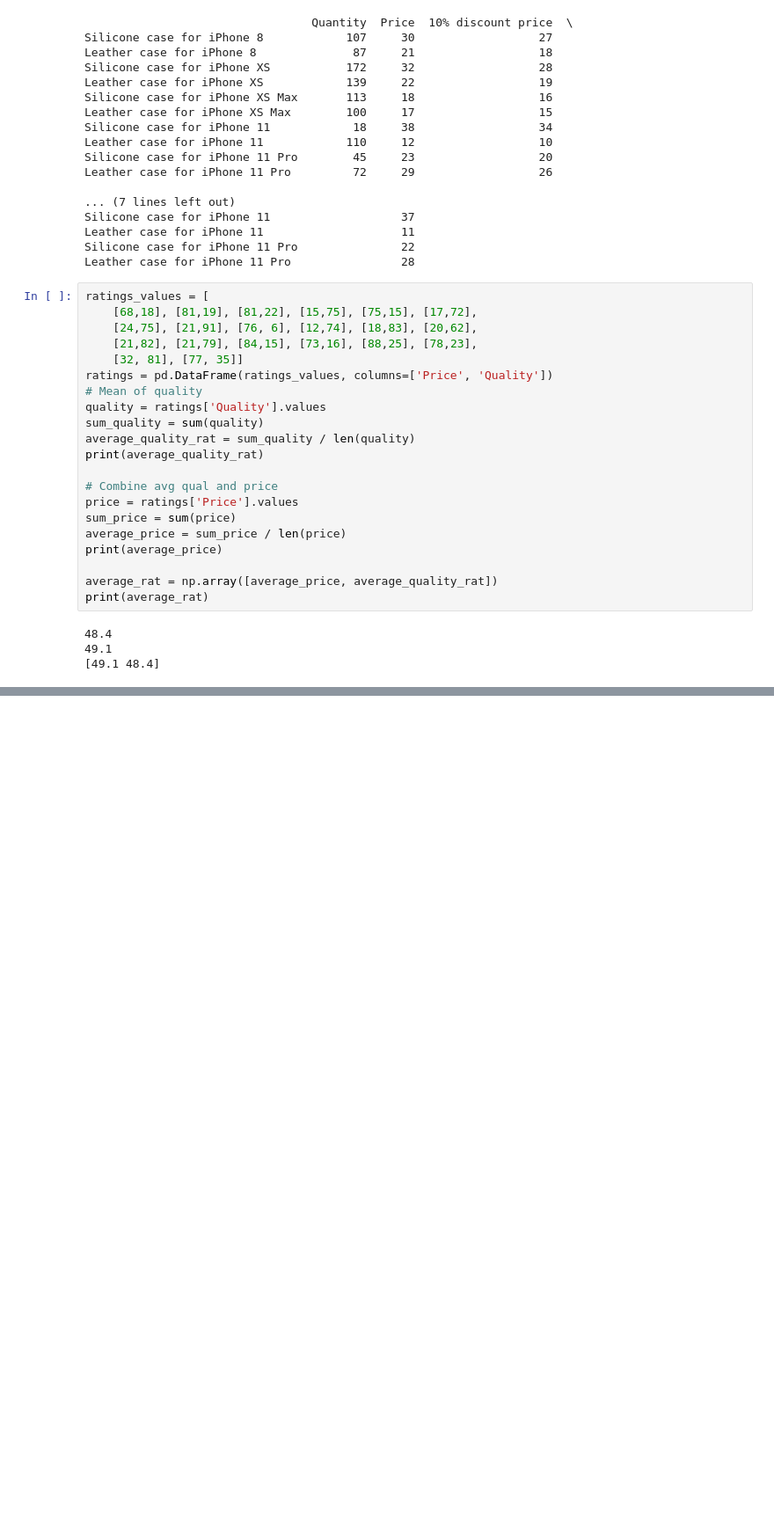
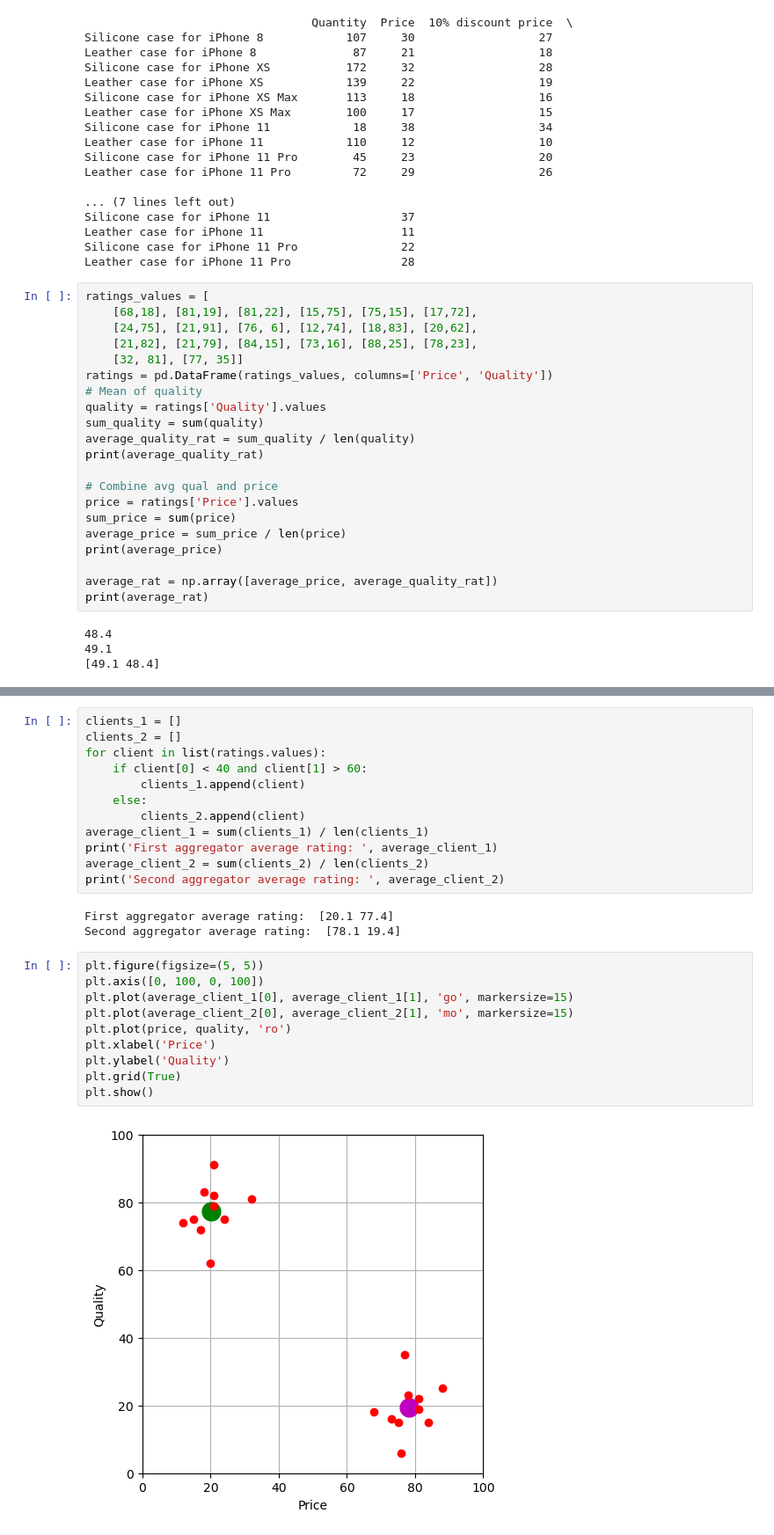
Before and after one commit to jbharadwaja/Linear-Algebra-testing, a Jupyter notebook: notebook.ipynb, the cells around one changed output, grey strips where cells are left out. Shown at 88% size. Saved outputs shown, nothing was run; the diff lists cells and outputs as text; blank space fills up the shorter version.

Commit message:
calculating mean value of a set of vectors and plotting data points

```diff
--- a/notebook.ipynb
+++ b/notebook.ipynb
@@ -196,0 +197,27 @@ plt.show()
+# %%
+clients_1 = []
+clients_2 = []
+for client in list(ratings.values):
+    if client[0] < 40 and client[1] > 60:
+        clients_1.append(client)
+    else:
+        clients_2.append(client)
+average_client_1 = sum(clients_1) / len(clients_1)
+print('First aggregator average rating: ', average_client_1)
+average_client_2 = sum(clients_2) / len(clients_2)
+print('Second aggregator average rating: ', average_client_2)
+# %% [output]
+First aggregator average rating:  [20.1 77.4]
+Second aggregator average rating:  [78.1 19.4]
+# %%
+plt.figure(figsize=(5, 5))
+plt.axis([0, 100, 0, 100])
+plt.plot(average_client_1[0], average_client_1[1], 'go', markersize=15)
+plt.plot(average_client_2[0], average_client_2[1], 'mo', markersize=15)
+plt.plot(price, quality, 'ro')
+plt.xlabel('Price')
+plt.ylabel('Quality')
+plt.grid(True)
+plt.show()
+# %% [output]
+[figure, added]
```
Also changed, not shown: parts of 1 cell of this notebook.
